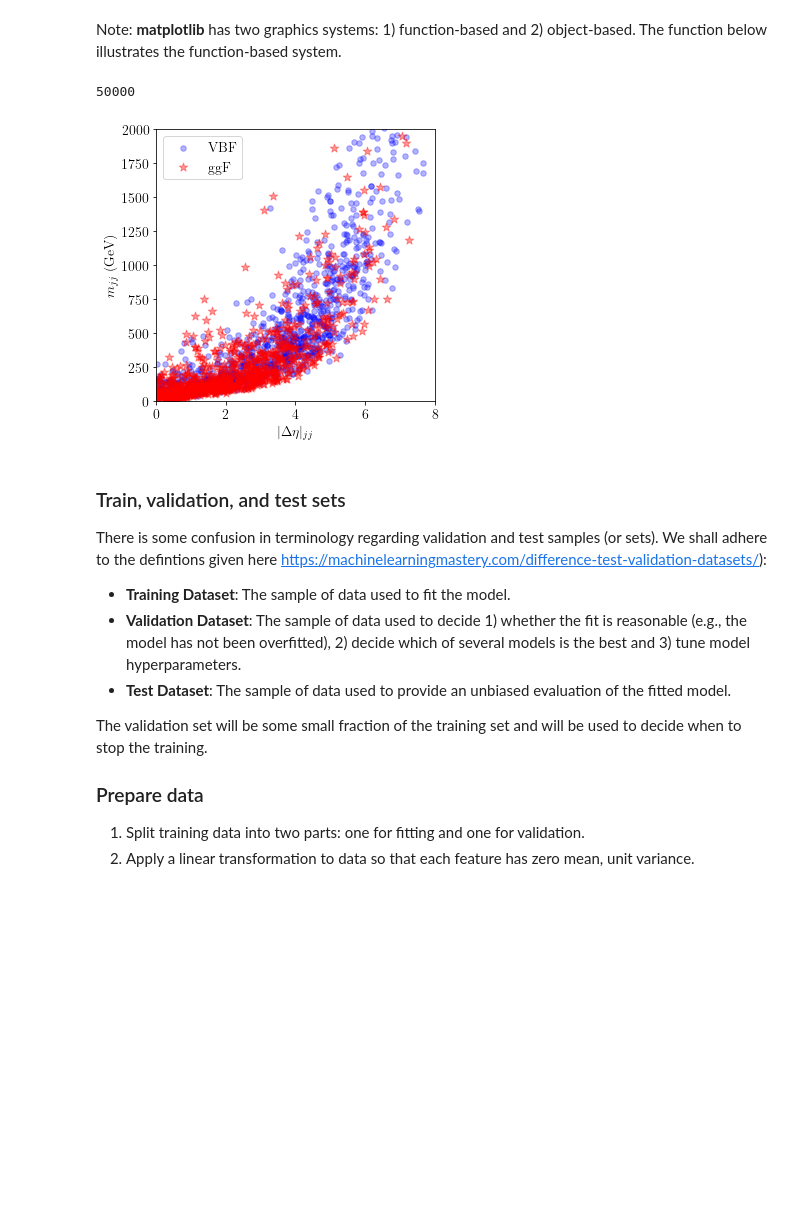
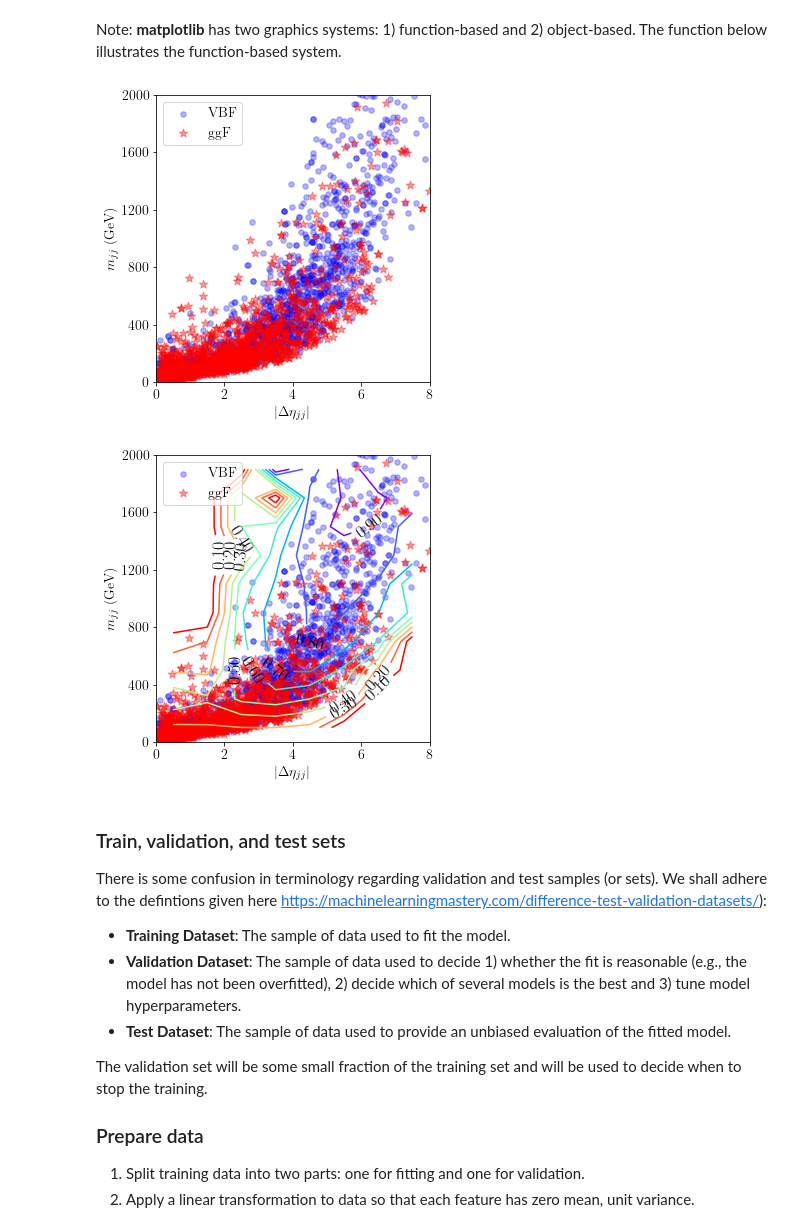
Before and after one commit to hbprosper/INFN-SOS, a Jupyter notebook: 03_ml/01_hzz4l/hzz_train.ipynb, the cells around one changed output. Cells and saved outputs as stored; diff of their text form; code cells hidden in the pictures; blank space fills up the shorter version.

```diff
--- a/03_ml/01_hzz4l/hzz_train.ipynb
+++ b/03_ml/01_hzz4l/hzz_train.ipynb
@@ -185,26 +229,28 @@ target   = 'target'
 # %% [markdown]
 Note: __matplotlib__ has two graphics systems: 1) function-based and 2) object-based. The function below illustrates the function-based system.
 # %%
-def plot_data(data,
-              xmin=0, xmax=8,
-              ymin=0, ymax=2000,
+def plot_data(vbf, ggf, H=None,
+              filename='higgs_vbf_ggf_variables.png',
+              xmin=XMIN, xmax=XMAX, xstep=XSTEP,
+              xname=XNAME, xlabel=XLABEL,
+              ymin=YMIN, ymax=YMAX, ystep=YSTEP,
+              yname=YNAME, ylabel=YLABEL,
               N=1000,
               ftsize=FONTSIZE):
 
     # set size of figure
-    plt.figure(figsize=(5, 5))
+    fig = plt.figure(figsize=(5, 5))
 
     # set axes' limits
     plt.xlim(xmin, xmax)
     plt.ylim(ymin, ymax)
 
     # annotate axes
-    plt.xlabel(r'$|\Delta\eta|_{jj}$', fontsize=ftsize)
-    plt.ylabel(r'$m_{jj}$ (GeV)', fontsize=ftsize)
+    plt.xlabel(xlabel, fontsize=ftsize)
+    plt.xticks(np.arange(xmin, xmax+xstep, xstep))
 
-    # split into vbf and ggf events for the purposes of plotting
-    vbf = data[data.target > 0.5][:N]
-    ggf = data[data.target < 0.5][:N]
+    plt.ylabel(ylabel, fontsize=ftsize)
+    plt.yticks(np.arange(ymin, ymax+ystep, ystep))
 
     plt.scatter(vbf.detajj, vbf.massjj, marker='o',
                 s=30, c='blue', alpha=0.3, label='VBF')
@@ -214,14 +260,27 @@ def plot_data(data,
                 s=80, c='red',  alpha=0.4, label='ggF')
     plt.legend(loc='upper left') # activate legend
 
-    plt.savefig('higgs_vbf_ggf_variables.png')
+    if H:
+        X, Y, Z = H
+        mylevels = np.arange(0.1, 1, 0.1)
+        cs = plt.contour(X, Y, Z, levels=mylevels, cmap='rainbow_r')
+        plt.clabel(cs, cs.levels, inline=True,
+              fontsize=18, fmt='%4.2f',
+              colors='black')
+
+    fig.tight_layout()
+    plt.savefig(filename)
     plt.show()
-# %%
-print(len(train_data))
-plot_data(train_data)
-# %% [output]
-50000
-[figure, removed]
+# %%
+N = 1500
+plot_data(sig[:N], bkg[:N],
+          filename='higgs_vbf_ggf_data.png')
+
+plot_data(sig[:N], bkg[:N], H=H,
+          filename='higgs_vbf_ggf_data_based_contours.png')
+# %% [output]
+[figure, added]
+[figure, added]
 # %% [markdown]
 ### Train, validation, and test sets
 There is some confusion in terminology regarding validation and test samples (or sets). We shall adhere to the defintions given here https://machinelearningmastery.com/difference-test-validation-datasets/):
```
Also changed, not shown: parts of 20 cells of this notebook, 9 other files.
